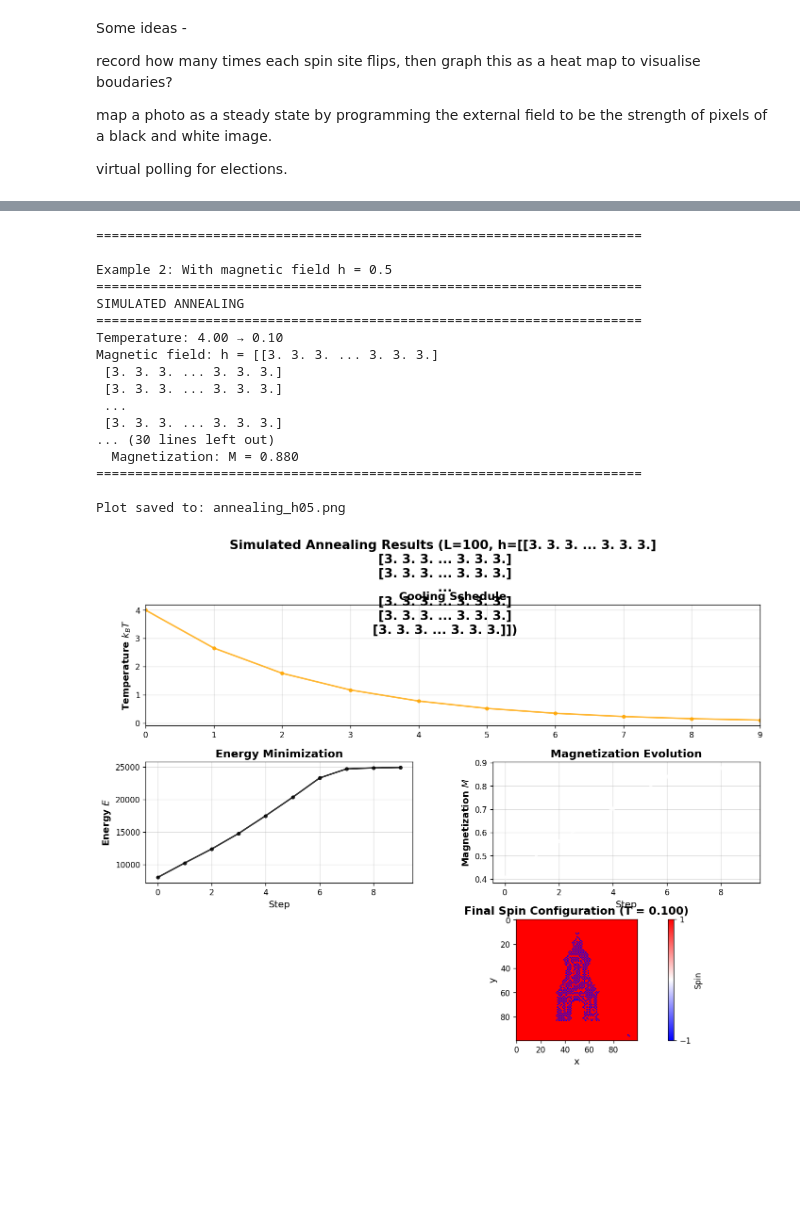
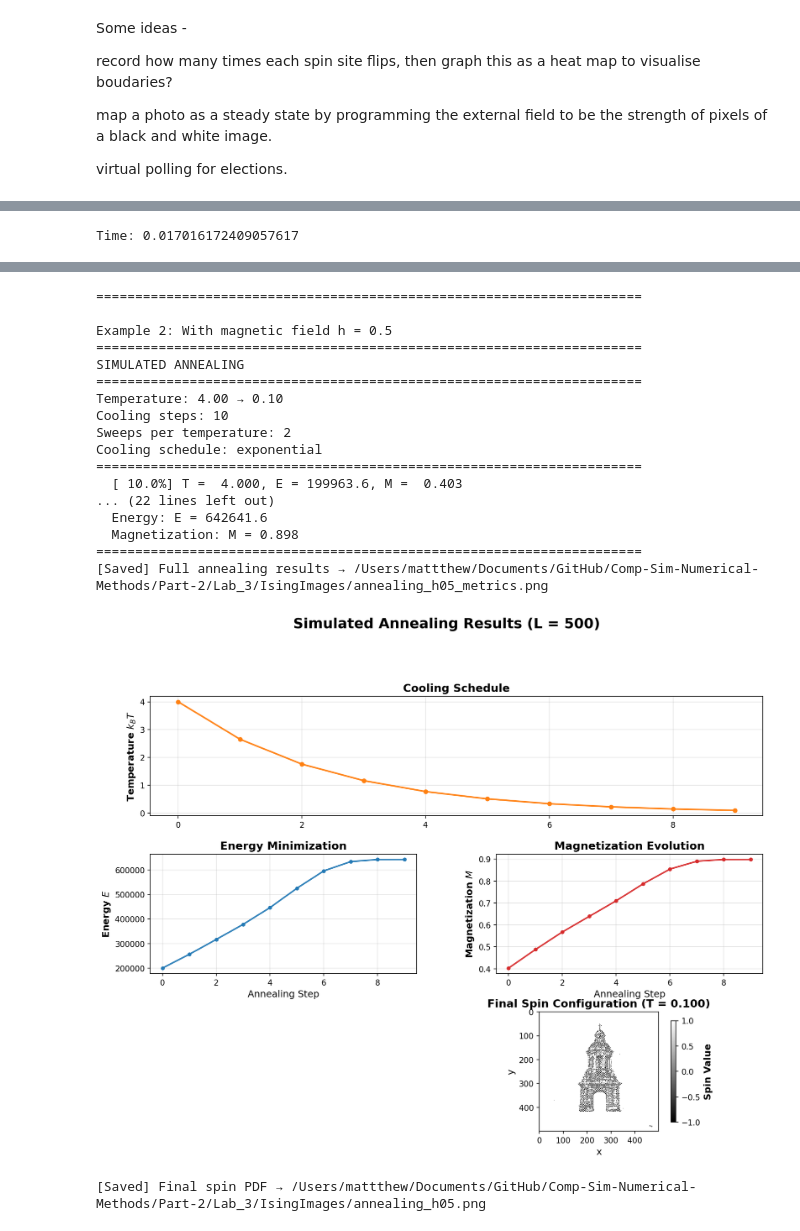
Before and after one commit to Matth3wc/Comp-Sim-Numerical-Methods, a Jupyter notebook: Part-2/Lab_3/Lab3.ipynb, the cells around one changed output, grey strips where cells are left out. Saved outputs shown, nothing was run; the diff lists cells and outputs as text; code cells hidden in the pictures; blank space fills up the shorter version.

```diff
--- a/Part-2/Lab_3/Lab3.ipynb
+++ b/Part-2/Lab_3/Lab3.ipynb
@@ -1589,5 +1670,11 @@ kT = 1.50: M = 1.000
 
 Simulation time: 0 seconds
+# %%
+start_time = time.time()
+lattice.metropolis(1.5)
+print("Time:", time.time() - start_time)
+# %% [output]
+Time: 0.017016172409057617
 # %%
 from PIL import Image
 import numpy as np
@@ -1812,38 +2005,42 @@ def plot_annealing_results(temps, energies, mags, lattice, save_path=None):
 # %%
 # Example 2: With magnetic field (spins align with field)
 print("\n" + "="*70 + "\n")
 print("Example 2: With magnetic field h = 0.5")
-h_field, gray = load_image("/Users/mattthew/Documents/GitHub/Comp-Sim-Numerical-Methods/Part-2/Lab_3/images/Campanile2.jpg.webp", L=100, h0=3.0)
+h_field, gray = load_image("/Users/mattthew/Documents/GitHub/Comp-Sim-Numerical-Methods/Part-2/Lab_3/images/Campanile2.jpg.webp", L=500, h0=3.0)
 lattice2, temps2, energies2, mags2 = simulated_annealing(
-    L=100,
+    L=500,
     T_start=4.0,
     T_end=0.1,
     cooling_steps=10,
-    sweeps_per_temp=10,
+    sweeps_per_temp=2,
     h=h_field,  # Positive field favors spin-up
     J=-0.6,
     initial_state='random',
     cooling='exponential'
 )
 
+
 plot_annealing_results(temps2, energies2, mags2, lattice2,
-                      save_path='annealing_h05.png')
+                      save_path='/Users/mattthew/Documents/GitHub/Comp-Sim-Numerical-Methods/Part-2/Lab_3/IsingImages/annealing_h05_metrics.png',
+                      final_spin_pdf="/Users/mattthew/Documents/GitHub/Comp-Sim-Numerical-Methods/Part-2/Lab_3/IsingImages/annealing_h05.png"
+                      )
 # %% [output]
 ======================================================================
 
 Example 2: With magnetic field h = 0.5
 ======================================================================
 SIMULATED ANNEALING
 ======================================================================
 Temperature: 4.00 → 0.10
-Magnetic field: h = [[3. 3. 3. ... 3. 3. 3.]
- [3. 3. 3. ... 3. 3. 3.]
- [3. 3. 3. ... 3. 3. 3.]
- ...
- [3. 3. 3. ... 3. 3. 3.]
-... (30 lines left out)
-  Magnetization: M = 0.880
+Cooling steps: 10
+Sweeps per temperature: 2
+Cooling schedule: exponential
 ======================================================================
-
-Plot saved to: annealing_h05.png
+  [ 10.0%] T =  4.000, E = 199963.6, M =  0.403
+... (22 lines left out)
+  Energy: E = 642641.6
+  Magnetization: M = 0.898
+======================================================================
+[Saved] Full annealing results → /Users/mattthew/Documents/GitHub/Comp-Sim-Numerical-Methods/Part-2/Lab_3/IsingImages/annealing_h05_metrics.png
-[figure, old version]
+[figure, new version]
+[Saved] Final spin PDF → /Users/mattthew/Documents/GitHub/Comp-Sim-Numerical-Methods/Part-2/Lab_3/IsingImages/annealing_h05.png
```
Also changed, not shown: parts of 6 cells of this notebook, 20 other files.
